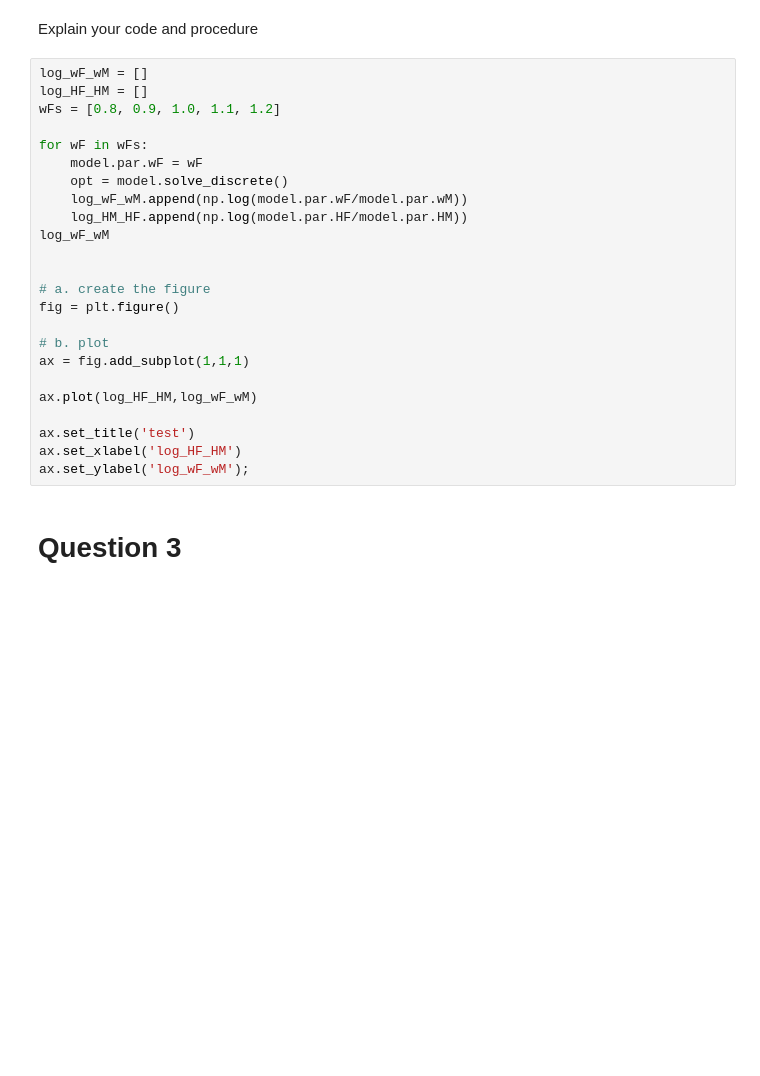
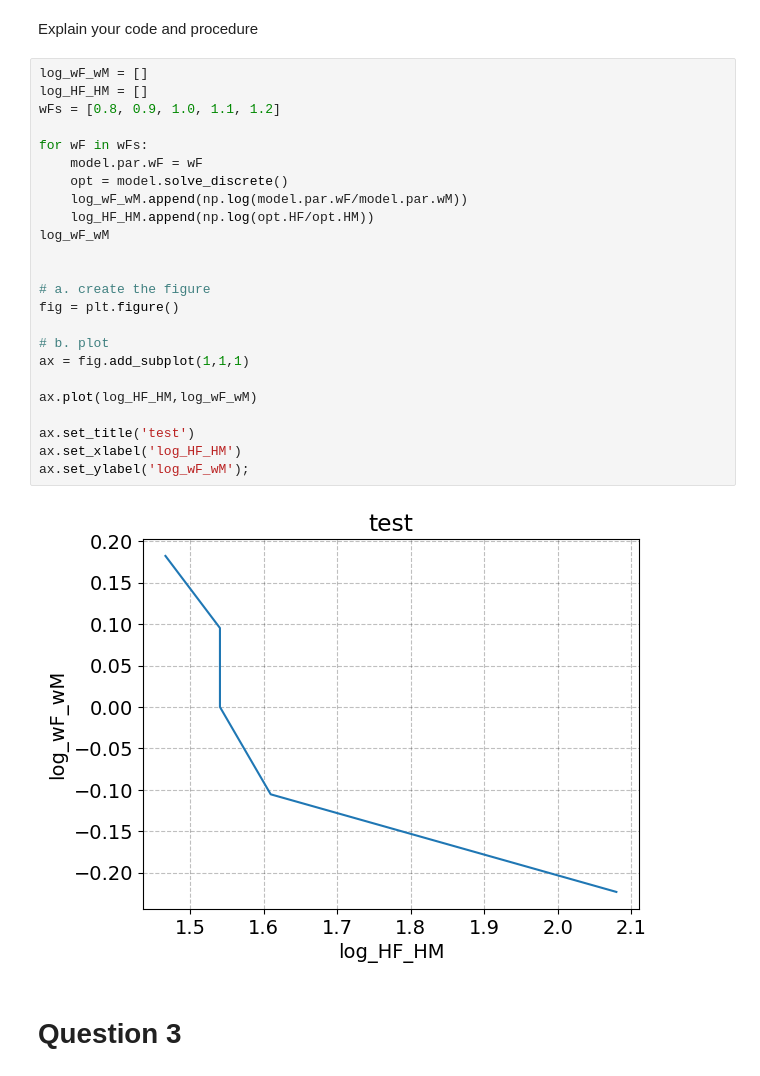
Before and after one commit to NumEconCopenhagen/projects-2023-frederikke-x2-og-sofie, a Jupyter notebook: inauguralproject/inauguralproject.ipynb, the cells around one changed output. Drawn from its saved outputs; the diff is of its cells as text; blank space fills up the shorter version.

```diff
--- a/inauguralproject/inauguralproject.ipynb
+++ b/inauguralproject/inauguralproject.ipynb
@@ -69,27 +71,29 @@ Explain your code and procedure
 # %%
 log_wF_wM = []
 log_HF_HM = []
 wFs = [0.8, 0.9, 1.0, 1.1, 1.2]
 
 for wF in wFs:
     model.par.wF = wF
     opt = model.solve_discrete()
     log_wF_wM.append(np.log(model.par.wF/model.par.wM))
-    log_HM_HF.append(np.log(model.par.HF/model.par.HM))
+    log_HF_HM.append(np.log(opt.HF/opt.HM))
 log_wF_wM
 
 
 # a. create the figure
 fig = plt.figure()
 
 # b. plot
 ax = fig.add_subplot(1,1,1)
 
 ax.plot(log_HF_HM,log_wF_wM)
 
 ax.set_title('test')
 ax.set_xlabel('log_HF_HM')
 ax.set_ylabel('log_wF_wM');
+# %% [output]
+[figure, added]
 # %% [markdown]
 # Question 3
 # %% [markdown]
```
Also changed, not shown: parts of 4 cells of this notebook.
